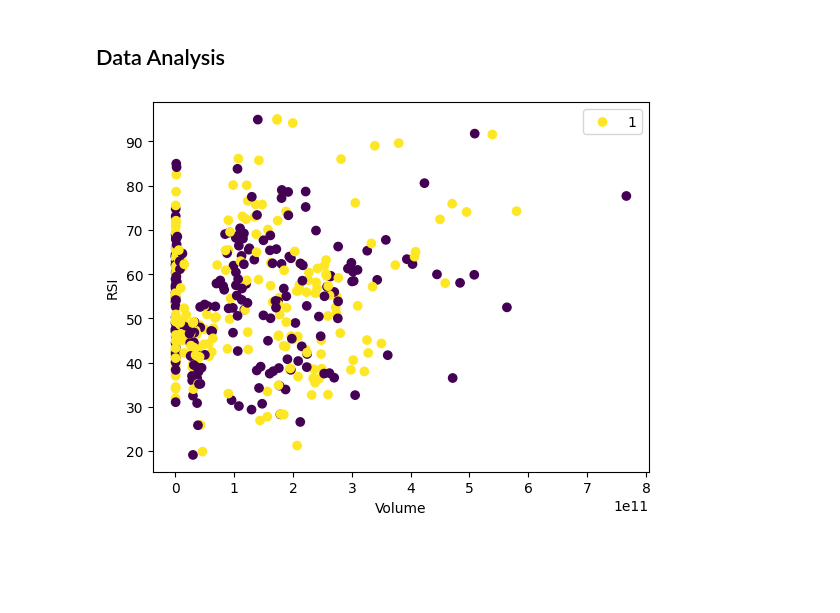
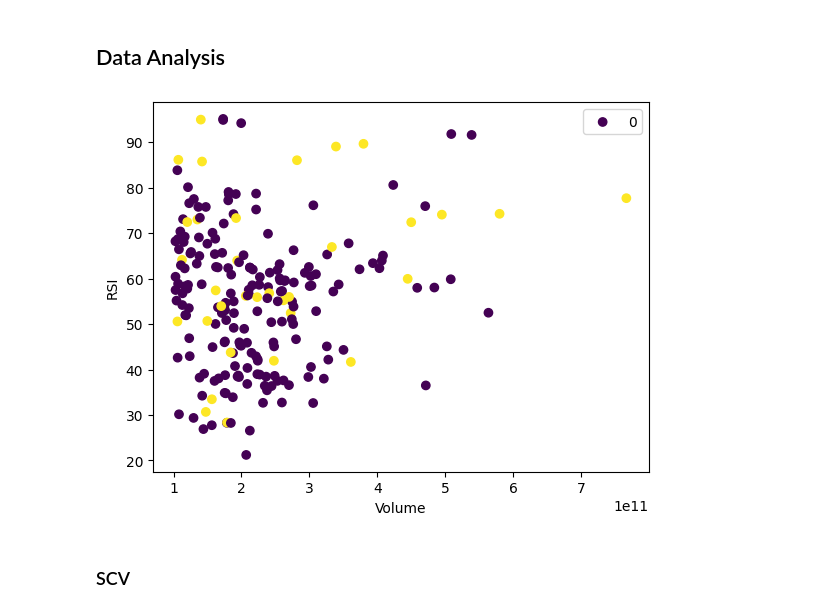
Before and after one commit to oriolmp/BitcoinAnalysis, a Jupyter notebook: data_exploration.ipynb, the cells around one changed output. Cells and saved outputs as stored; diff of their text form; code cells hidden in the pictures; blank space fills up the shorter version.

Commit message:
Some data exploration

```diff
--- a/data_exploration.ipynb
+++ b/data_exploration.ipynb
@@ -18,0 +99,4 @@ df['Percentual Change'] = (df['Change'] / df['Open']) * 100
+# %%
+buy_lst = decide_buy(df)
+buy_lst = pd.Series(buy_lst, name='Buy')
+df_labeled = pd.concat([df, buy_lst], axis=1)
@@ -99,22 +139,22 @@ df[14:18]
 # %% [markdown]
 ## Data Analysis
 # %%
-features = df.drop(['Buy', 'Date'], axis=1)
-labels = df.loc[:,'Buy']
+features = df_labeled.drop(['Buy', 'Date'], axis=1)
+labels = df_labeled.loc[:,'Buy']
 # %%
-features_selected = features.loc[:, ['RSI', 'Volume']]
+features_selected = features.loc[14:, ['RSI', 'Volume']]
 # %%
-data = features_selected[14:]
-c = labels[14:]
+features_selected = features_selected.loc[features_selected['Volume'] > 1e11]
+labels_selected = labels.loc[features_selected.index]
 # %%
 import matplotlib.pyplot as plt
 # %%
-plt.scatter(data['Volume'], data['RSI'], c=c)
+plt.scatter(features_selected['Volume'], features_selected['RSI'], c=labels_selected)
 plt.xlabel('Volume')
 plt.ylabel('RSI')
-plt.legend(c)
+plt.legend(labels[14:])
 plt.show()
 # %% [output]
-[figure, old version]
+[figure, new version]
 # %%
 from sklearn.svm import SVC
@@ -126,2 +169,4 @@ parameters = {'kernel':('linear', 'rbf'), 'C':[0.1, 1, 10]}
+# %% [markdown]
+### SCV
 # %%
 svc = SVC()
```
Also changed, not shown: parts of 47 cells of this notebook.
